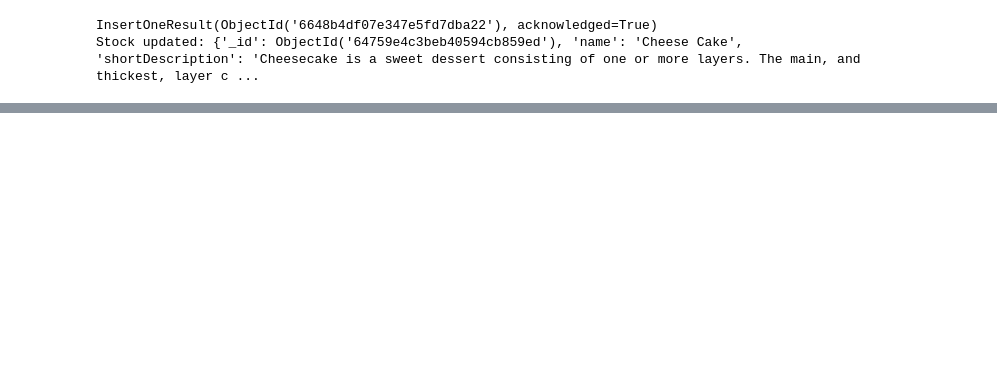
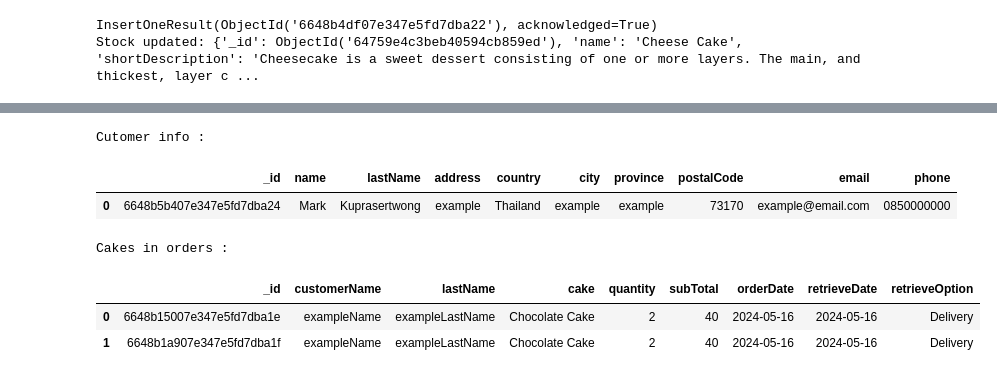
Before and after one commit to Yanaput/EGCI466-Big-Data-Processing, a Jupyter notebook: PyMongoExperiment.ipynb, the cells around one changed output, grey strips where cells are left out. Saved outputs shown, nothing was run; the diff lists cells and outputs as text; code cells hidden in the pictures; blank space fills up the shorter version.

Commit message:
add pandas to represent data in table

```diff
--- a/PyMongoExperiment.ipynb
+++ b/PyMongoExperiment.ipynb
@@ -213,0 +163,42 @@ Customer [Mark Kuprasertwong]'s order :
+# %%
+#@title Search customer info by [name lastname]
+SearchCustomerInfo = "Mark Kuprasertwong" #@param {type : "string"}
+#<--------------------------------------------------------------------------->
+#Search customer info by [name lastname] in database
+if SearchCustomerInfo is not None and SearchCustomerInfo != "":
+  customerNameLastname = SearchCustomerInfo.split()
+  if len(customerNameLastname) > 1 :
+    result = db.addressbook.find({'name' : customerNameLastname[0],
+                                'lastName' : customerNameLastname[1]})
+    if result is not None:
+      print("Cutomer info : ")
+      customerInfoTable = pd.DataFrame(list(result))
+    else:
+      print(f"no {SearchCustomerInfo} customer in database")
+  else:
+    print("Customer info's format is incorrect")
+
+customerInfoTable
+# %% [output]
+Cutomer info :
+|  | _id | name | lastName | address | country | city | province | postalCode | email | phone |
+| 0 | 6648b5b407e347e5fd7dba24 | Mark | Kuprasertwong | example | Thailand | example | example | 73170 | example@email.com | 0850000000 |
+# %%
+#@title Search ordered by cake
+SearchCakeOrder = "Chocolate Cake" #@param {type : "string"}
+
+#<--------------------------------------------------------------------------->
+
+if SearchCakeOrder is not None and SearchCakeOrder != "":
+  result = db.order.find({'cake' : SearchCakeOrder})
+  if result is not None:
+    print("Cakes in orders :")
+    CakeOrderTable = pd.DataFrame(list(result))
+  else:
+    print(f"no {SearchCakeOrder} cake in order")
+CakeOrderTable
+# %% [output]
+Cakes in orders :
+|  | _id | customerName | lastName | cake | quantity | subTotal | orderDate | retrieveDate | retrieveOption |
+| 0 | 6648b15007e347e5fd7dba1e | exampleName | exampleLastName | Chocolate Cake | 2 | 40 | 2024-05-16 | 2024-05-16 | Delivery |
+| 1 | 6648b1a907e347e5fd7dba1f | exampleName | exampleLastName | Chocolate Cake | 2 | 40 | 2024-05-16 | 2024-05-16 | Delivery |
```
Also changed, not shown: parts of 10 cells of this notebook.
